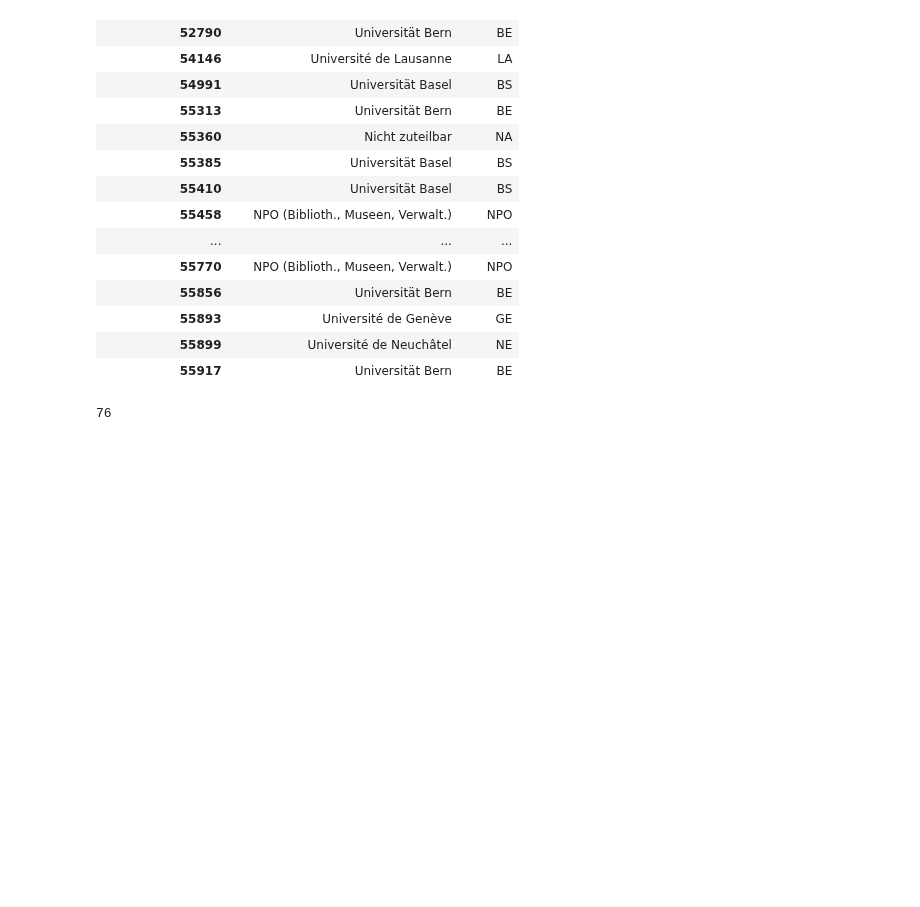
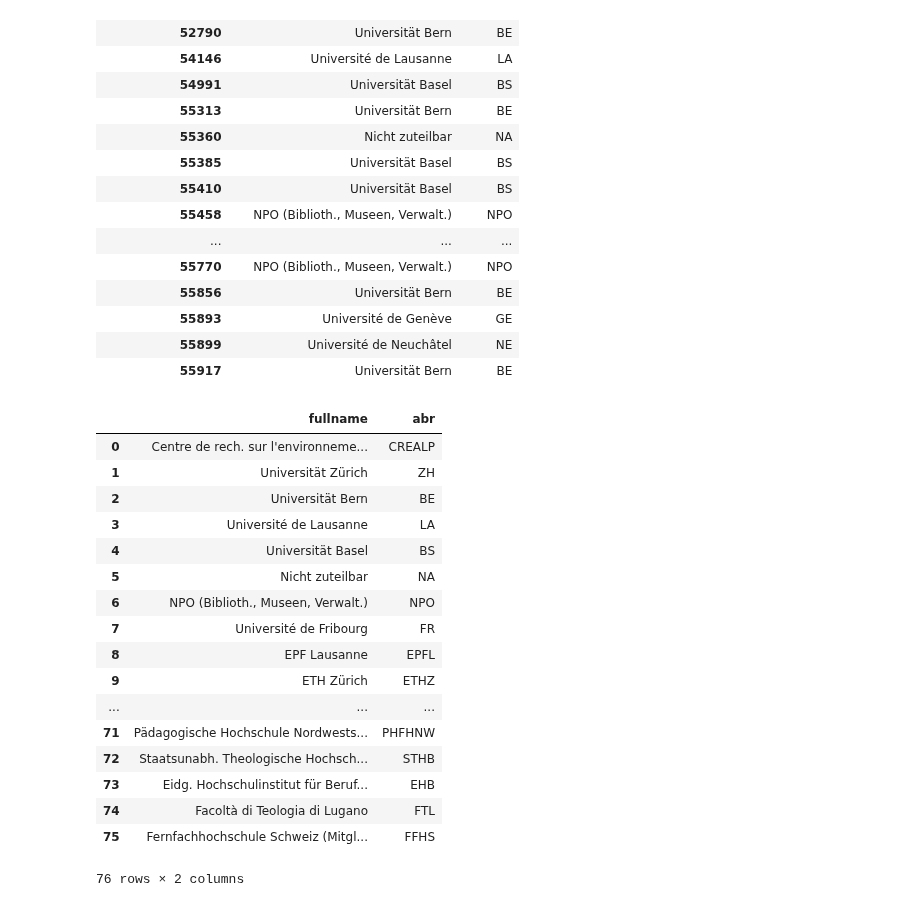
Before and after one commit to fdevillard/ada-homeworks, a Jupyter notebook: 03 - Interactive Viz/ADA Assignment 3.ipynb, the cells around one changed output. Cells and saved outputs as stored; diff of their text form; code cells hidden in the pictures; blank space fills up the shorter version.

```diff
--- a/03 - Interactive Viz/ADA Assignment 3.ipynb
+++ b/03 - Interactive Viz/ADA Assignment 3.ipynb
@@ -211,7 +190,25 @@ universities.head(20)
 | 55893 | Université de Genève | GE |
 | 55899 | Université de Neuchâtel | NE |
 | 55917 | Universität Bern | BE |
-# %%
-universities.fullname.unique().size
-# %% [output]
-76
+# %%
+df_uni_resolved = universities.drop_duplicates(subset="fullname").reset_index()[["fullname", "abr"]]
+df_uni_resolved
+# %% [output]
+|  | fullname | abr |
+| 0 | Centre de rech. sur l'environneme... | CREALP |
+| 1 | Universität Zürich | ZH |
+| 2 | Universität Bern | BE |
+| 3 | Université de Lausanne | LA |
+| 4 | Universität Basel | BS |
+| 5 | Nicht zuteilbar | NA |
+| 6 | NPO (Biblioth., Museen, Verwalt.) | NPO |
+| 7 | Université de Fribourg | FR |
+| 8 | EPF Lausanne | EPFL |
+| 9 | ETH Zürich | ETHZ |
+| ... | ... | ... |
+| 71 | Pädagogische Hochschule Nordwests... | PHFHNW |
+| 72 | Staatsunabh. Theologische Hochsch... | STHB |
+| 73 | Eidg. Hochschulinstitut für Beruf... | EHB |
+| 74 | Facoltà di Teologia di Lugano | FTL |
+| 75 | Fernfachhochschule Schweiz (Mitgl... | FFHS |
+76 rows × 2 columns
```
Also changed, not shown: parts of 13 cells of this notebook, 3 other files.
